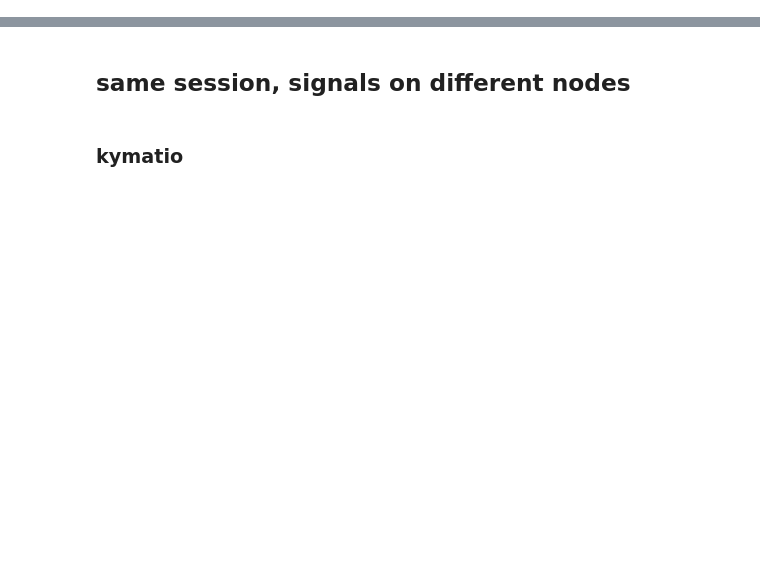
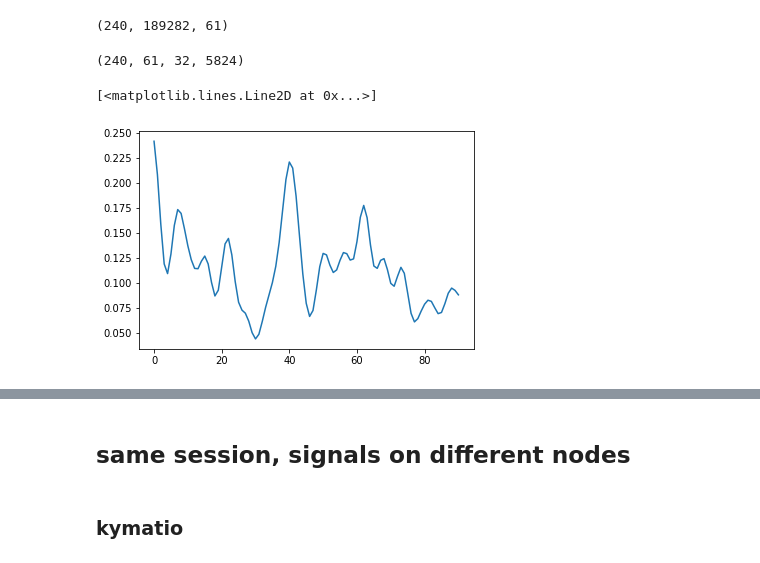
Before and after one commit to sklin93/Graph-WaveNet, a Jupyter notebook: test_wavelet.ipynb, the cells around one changed output, grey strips where cells are left out. Saved outputs shown, nothing was run; the diff lists cells and outputs as text; code cells hidden in the pictures; blank space fills up the shorter version.

```diff
--- a/test_wavelet.ipynb
+++ b/test_wavelet.ipynb
@@ -31,3 +31,41 @@ warnings.filterwarnings("ignore")
 #     nTest, scaler_in, scaler_out = pickle.load(handle)
 
 eeg_mat = np.load('eeg_mat.npy')
+eeg_mat.shape
+# %% [output]
+(240, 189282, 61)
+# %%
+''' for calculating the coefficients (and save ... in 6 batches)'''
+seq_length = 5824
+basic_len = 5824
+eeg_idxer = np.arange(seq_length)[None, :] + np.arange(0, eeg_mat.shape[1] - seq_length + 1, basic_len)[:, None]
+eeg_mat = eeg_mat[:,eeg_idxer,:]
+eeg_mat = eeg_mat.transpose(0,3,1,2)
+print(eeg_mat.shape)
+eeg_mat = eeg_mat.reshape(-1, *eeg_mat.shape[2:])
+print(eeg_mat.shape)
+
+J = 6
+Q = 12
+scattering = Scattering1D(J, seq_length, Q)
+batch_size = 100
+
+eeg_mat = eeg_mat.reshape(-1, eeg_mat.shape[-1])
+coeffs = []
+for batch_i in tqdm(range(4000,4684)): #tqdm(range(len(eeg_mat)//batch_size)): #4684
+    cur_batch = eeg_mat[batch_i*batch_size:(batch_i+1)*batch_size]
+    coeffs.append(scattering(torch.from_numpy(cur_batch).contiguous()))
+    if batch_i % 200 == 0:
+        with open('eeg_mat_coeff.pkl', 'wb') as handle:
+            pickle.dump(coeffs, handle, protocol=pickle.HIGHEST_PROTOCOL)
+ipdb.set_trace() #np.save('eeg_mat_coeff6.npy', torch.cat(coeffs).cpu().numpy())
+# %% [output]
+(240, 61, 32, 5824)
+# %%
+''' load calculated coeff and visualize'''
+coeffs = np.load('eeg_mat_coeff1.npy')
+print(coeffs.shape)
+plt.plot(coeffs[100][50])
+# %% [output]
+[<matplotlib.lines.Line2D at 0x...>]
+[figure, added]
```
Also changed, not shown: parts of 10 cells of this notebook, 4 other files.
